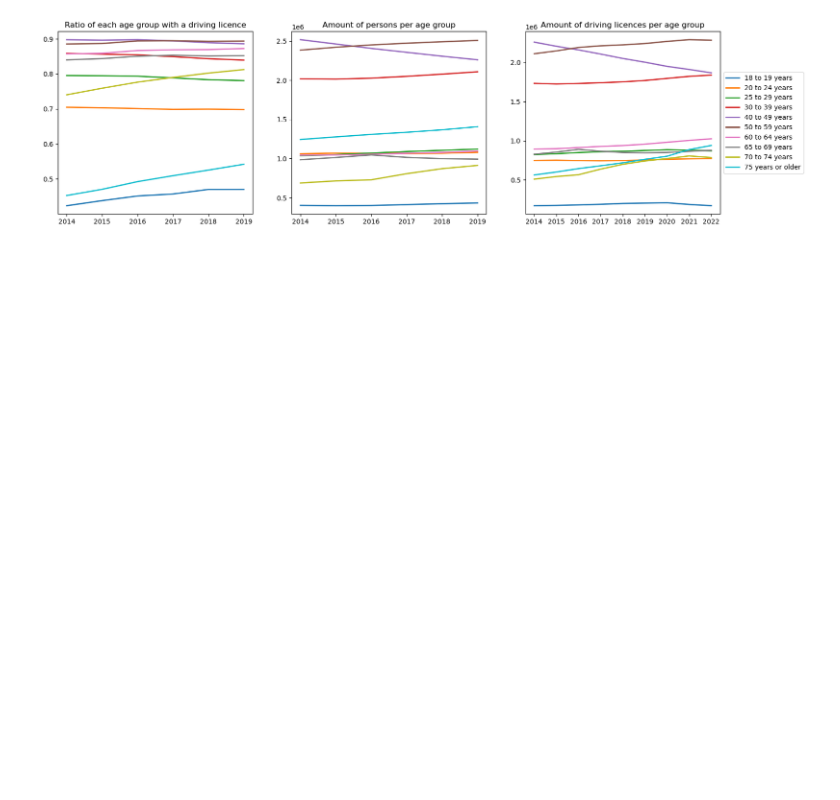
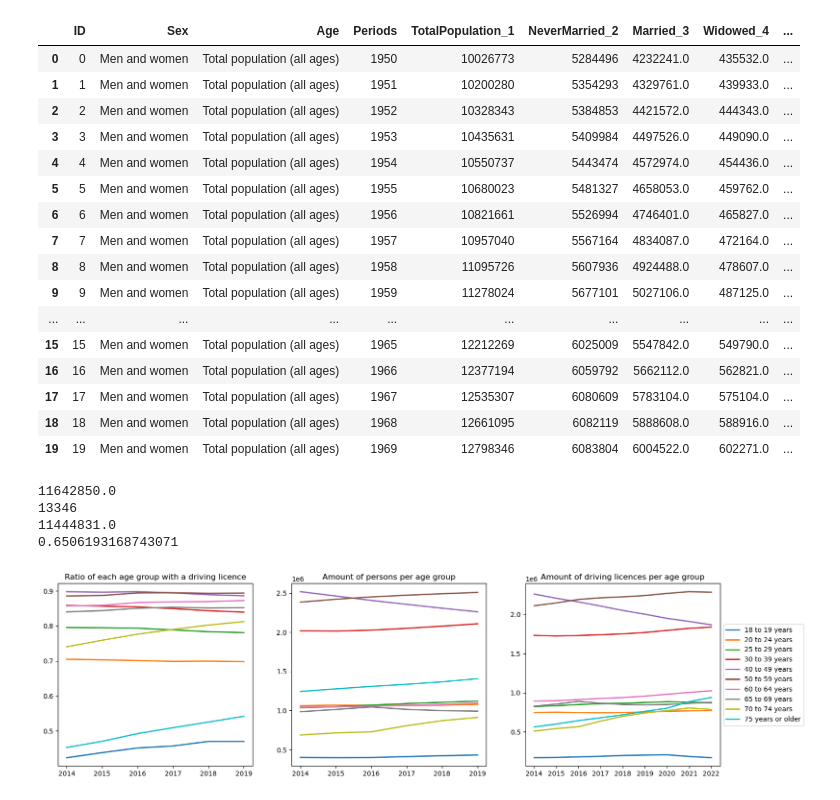
Before and after one commit to JosephineScholte/TIL6022-LabAssignments-group-11, a Jupyter notebook: Project/Jochem/Project.ipynb, the cells around one changed output. Cells and saved outputs as stored; diff of their text form; code cells hidden in the pictures; blank space fills up the shorter version.

```diff
--- a/Project/Jochem/Project.ipynb
+++ b/Project/Jochem/Project.ipynb
@@ -72,6 +89,34 @@ regions = list(set(regions))
 no_province= ['Noord-Nederland (LD)','Nederland', 'Oost-Nederland (LD)', 'Zuid-Nederland (LD)',
               'Unclassifiable (LD)', 'West-Nederland (LD)']
 provinces = [x for x in regions if x not in no_province]
+# %%
+print(data_lic.PeopleWithADrivingLicence_1.max())
+print(data_lic.PeopleWithADrivingLicence_1.idxmax())
+x = data_lic.PeopleWithADrivingLicence_1[8]
+print(x)
+print(x/17590672)
+# %% [output]
+|  | ID | Sex | Age | Periods | TotalPopulation_1 | NeverMarried_2 | Married_3 | Widowed_4 | ... |
+| 0 | 0 | Men and women | Total population (all ages) | 1950 | 10026773 | 5284496 | 4232241.0 | 435532.0 | ... |
+| 1 | 1 | Men and women | Total population (all ages) | 1951 | 10200280 | 5354293 | 4329761.0 | 439933.0 | ... |
+| 2 | 2 | Men and women | Total population (all ages) | 1952 | 10328343 | 5384853 | 4421572.0 | 444343.0 | ... |
+| 3 | 3 | Men and women | Total population (all ages) | 1953 | 10435631 | 5409984 | 4497526.0 | 449090.0 | ... |
+| 4 | 4 | Men and women | Total population (all ages) | 1954 | 10550737 | 5443474 | 4572974.0 | 454436.0 | ... |
+| 5 | 5 | Men and women | Total population (all ages) | 1955 | 10680023 | 5481327 | 4658053.0 | 459762.0 | ... |
+| 6 | 6 | Men and women | Total population (all ages) | 1956 | 10821661 | 5526994 | 4746401.0 | 465827.0 | ... |
+| 7 | 7 | Men and women | Total population (all ages) | 1957 | 10957040 | 5567164 | 4834087.0 | 472164.0 | ... |
+| 8 | 8 | Men and women | Total population (all ages) | 1958 | 11095726 | 5607936 | 4924488.0 | 478607.0 | ... |
+| 9 | 9 | Men and women | Total population (all ages) | 1959 | 11278024 | 5677101 | 5027106.0 | 487125.0 | ... |
+| ... | ... | ... | ... | ... | ... | ... | ... | ... | ... |
+| 15 | 15 | Men and women | Total population (all ages) | 1965 | 12212269 | 6025009 | 5547842.0 | 549790.0 | ... |
+| 16 | 16 | Men and women | Total population (all ages) | 1966 | 12377194 | 6059792 | 5662112.0 | 562821.0 | ... |
+| 17 | 17 | Men and women | Total population (all ages) | 1967 | 12535307 | 6080609 | 5783104.0 | 575104.0 | ... |
+| 18 | 18 | Men and women | Total population (all ages) | 1968 | 12661095 | 6082119 | 5888608.0 | 588916.0 | ... |
+| 19 | 19 | Men and women | Total population (all ages) | 1969 | 12798346 | 6083804 | 6004522.0 | 602271.0 | ... |
+11642850.0
+13346
+11444831.0
+0.6506193168743071
 # %%
 # create figure for three subplots.
 f = plt.figure(figsize=(18, 5))
```
Also changed, not shown: parts of 17 cells of this notebook.
